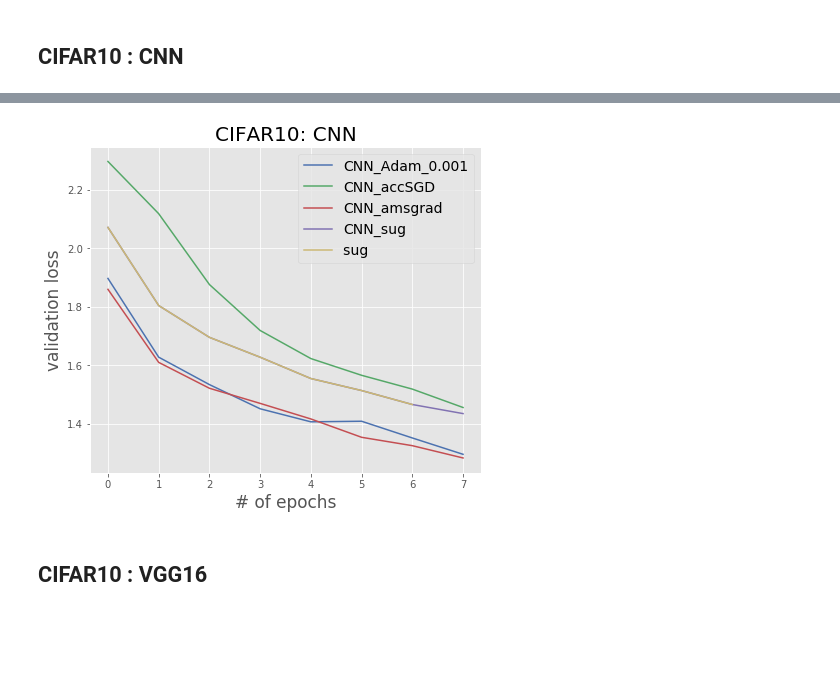
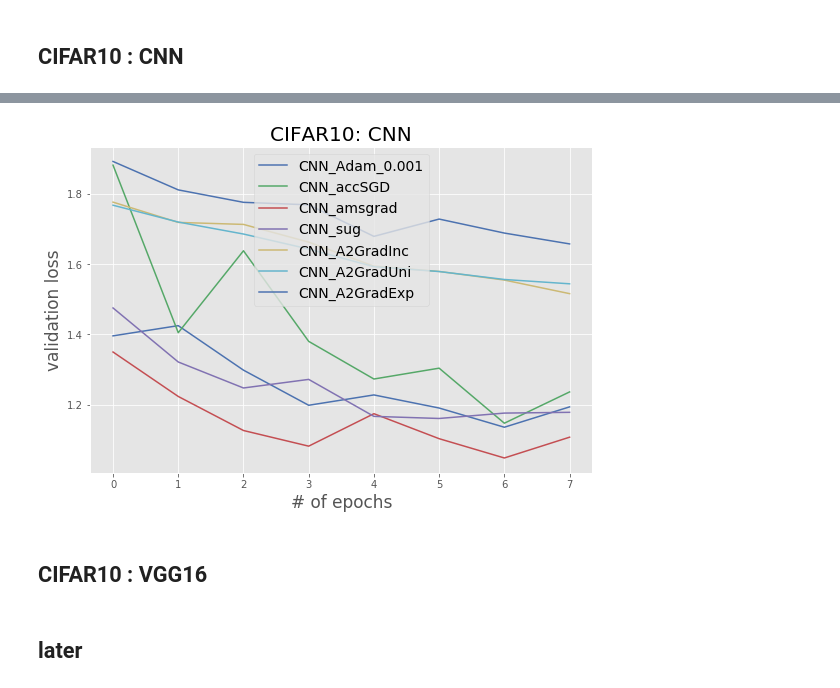
Before and after one commit to severilov/A2Grad_optimizer, a Jupyter notebook: plot_results.ipynb, the cells around one changed output, grey strips where cells are left out. Saved outputs shown, nothing was run; the diff lists cells and outputs as text; code cells hidden in the pictures; blank space fills up the shorter version.

```diff
--- a/plot_results.ipynb
+++ b/plot_results.ipynb
@@ -233,11 +226,13 @@ plt.show()
 # %% [markdown]
 ## CIFAR10 : CNN
 # %%
-lrs = [0.001]
 fc_adam = torch.load('./CIFAR10/CNN_Adam_0.001')
 fc_asgd = torch.load('./CIFAR10/CNN_accSGD')
 fc_amsgrad = torch.load('./CIFAR10/CNN_amsgrad')
 fc_sug = torch.load('./CIFAR10/CNN_sug')
+fc_A2GradExp = torch.load('./CIFAR10/CNN_A2GradExp')
+fc_A2GradUni = torch.load('./CIFAR10/CNN_A2GradUni')
+fc_A2GradInc = torch.load('./CIFAR10/CNN_A2GradInc')
 # %%
 # plot train loss per 200 batches
 smooth_over = 200
@@ -298,43 +296,34 @@ plt.show()
 # %%
 #plot val loss per epoch
-figure = plt.figure(figsize=(7,6))
+figure = plt.figure(figsize=(9,6))
 n_epochs = fc_adam['epoch']
 batch_per_ep = int(len(fc_adam['val_loss']) / fc_adam['epoch'])
-loss = fc_adam['tr_loss']
-plt.plot([sum(loss[i*batch_per_ep:(i+1)*batch_per_ep])/batch_per_ep for i in range(n_epochs)],
-         label='CNN_Adam_0.001')
 
-n_epochs = fc_asgd['epoch']
-batch_per_ep = int(len(fc_asgd['val_loss']) / fc_asgd['epoch'])
-loss = fc_asgd['tr_loss']
-plt.plot([sum(loss[i*batch_per_ep:(i+1)*batch_per_ep])/batch_per_ep for i in range(n_epochs)],
-         label='CNN_accSGD')
-
-n_epochs = fc_amsgrad['epoch']
-batch_per_ep = int(len(fc_amsgrad['val_loss']) / fc_amsgrad['epoch'])
-loss = fc_amsgrad['tr_loss']
-plt.plot([sum(loss[i*batch_per_ep:(i+1)*batch_per_ep])/batch_per_ep for i in range(n_epochs)],
-         label='CNN_amsgrad')
-
-n_epochs = fc_sug['epoch']
-batch_per_ep = int(len(fc_sug['val_loss']) / fc_sug['epoch'])
-loss = fc_sug['tr_loss']
-plt.plot([sum(loss[i*batch_per_ep:(i+1)*batch_per_ep])/batch_per_ep for i in range(n_epochs)],
-         label='CNN_sug')
-loss_per_ep = [sum(loss[i*batch_per_ep:(i+1)*batch_per_ep])/batch_per_ep for i in range(n_epochs)]
-for i, l in enumerate(loss_per_ep[:-2]):
-    if l < loss_per_ep[i+1]:
-        break
-plt.plot(loss_per_ep[:i+2], label='sug ')
-#print("SUG. Time utill overfitting: {}".format(fc_sug['times'][(i+1) * batch_per_ep]))
+loss = fc_adam['val_loss']
+plt.plot([sum(loss[i*batch_per_ep:(i+1)*batch_per_ep])/batch_per_ep for i in range(n_epochs)], label='CNN_Adam_0.001')
+loss = fc_asgd['val_loss']
+plt.plot([sum(loss[i*batch_per_ep:(i+1)*batch_per_ep])/batch_per_ep for i in range(n_epochs)], label='CNN_accSGD')
+loss = fc_amsgrad['val_loss']
+plt.plot([sum(loss[i*batch_per_ep:(i+1)*batch_per_ep])/batch_per_ep for i in range(n_epochs)], label='CNN_amsgrad')
+loss = fc_sug['val_loss']
+plt.plot([sum(loss[i*batch_per_ep:(i+1)*batch_per_ep])/batch_per_ep for i in range(n_epochs)], label='CNN_sug')
+loss = fc_A2GradInc['val_loss']
+plt.plot([sum(loss[i*batch_per_ep:(i+1)*batch_per_ep])/batch_per_ep for i in range(n_epochs)], label='CNN_A2GradInc')
+loss = fc_A2GradUni['val_loss']
+plt.plot([sum(loss[i*batch_per_ep:(i+1)*batch_per_ep])/batch_per_ep for i in range(n_epochs)], label='CNN_A2GradUni')
+loss = fc_A2GradExp['val_loss']
+plt.plot([sum(loss[i*batch_per_ep:(i+1)*batch_per_ep])/batch_per_ep for i in range(n_epochs)], label='CNN_A2GradExp')
 
 plt.xlabel("# of epochs", fontsize=17)
 plt.ylabel("validation loss", fontsize=17)
 plt.title("CIFAR10: CNN", fontsize=20)
 plt.legend(fontsize=14)
 plt.savefig("img/cifar_cnn_val.eps")
+plt.savefig("img/cifar_cnn_val.png")
 plt.show()
 # %% [output]
-[figure, old version]
+[figure, new version]
 # %% [markdown]
 ## CIFAR10 : VGG16
+# %% [markdown]
+## later
```
Also changed, not shown: parts of 12 cells of this notebook, 33 other files.
